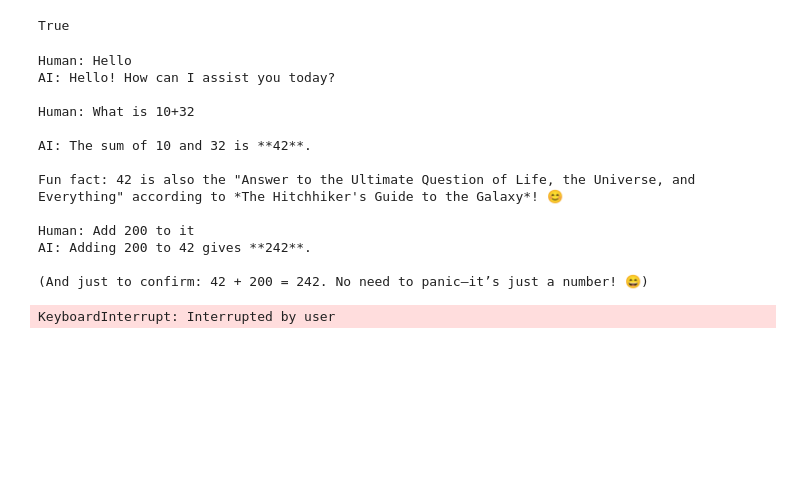
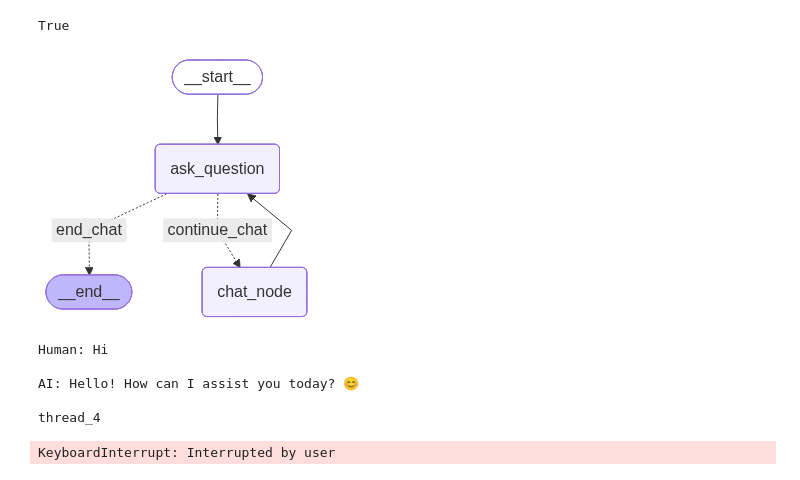
Before and after one commit to vermaankit2005/langGraph-learning, a Jupyter notebook: 4_chatbot.ipynb, the cells around one changed output. Saved outputs shown, nothing was run; the diff lists cells and outputs as text; code cells hidden in the pictures; blank space fills up the shorter version.

```diff
--- a/4_chatbot.ipynb
+++ b/4_chatbot.ipynb
@@ -30,9 +31,10 @@ def ask_question(state: ChatState) -> ChatState:
     print(f"Human: {human_message.content}")
     return {"messages": [human_message.content]}
 # %%
-def chat_node(state: ChatState) -> ChatState:
+def chat_node(state: ChatState, config: RunnableConfig) -> ChatState:
     response = llm.invoke(input=state["messages"])
     print(f"AI: {response.content} \n")
+    print(config.get("configurable").get("thread_id"))
     return {"messages": [AIMessage(content=response.content)]}
 # %%
 checkpointer = InMemorySaver()
@@ -47,9 +49,9 @@ graph.add_edge("chat_node", "ask_question")
 
 workflow = graph.compile(checkpointer= checkpointer)
 # %%
-# def pretty_print_last_conversation(state: ChatState, reponse: AIMessage):
-#     print(f"Human: {state['messages'][-1].content}")
-#     print(f"AI: {reponse.content} \n")
+workflow
+# %% [output]
+[figure, added]
 # %%
 # def pretty_print_entire_chat(final_state: ChatState):
 #     for message in final_state["messages"]:
@@ -64,19 +66,11 @@ config= {"configurable": {"thread_id": "thread_4"}}
 initial_state = {"messages": []}
 workflow.invoke(input= initial_state, config= config)
 # %% [output]
-Human: Hello
-AI: Hello! How can I assist you today?
+Human: Hi
 
-Human: What is 10+32
+AI: Hello! How can I assist you today? 😊
 
-AI: The sum of 10 and 32 is **42**.
-
-Fun fact: 42 is also the "Answer to the Ultimate Question of Life, the Universe, and Everything" according to *The Hitchhiker's Guide to the Galaxy*! 😊
-
-Human: Add 200 to it
-AI: Adding 200 to 42 gives **242**.
-
-(And just to confirm: 42 + 200 = 242. No need to panic—it’s just a number! 😄)
+thread_4
 KeyboardInterrupt: Interrupted by user
 # %%
 print("=== State History ===")
```
Also changed, not shown: parts of 1 cell of this notebook, 10 other files.
